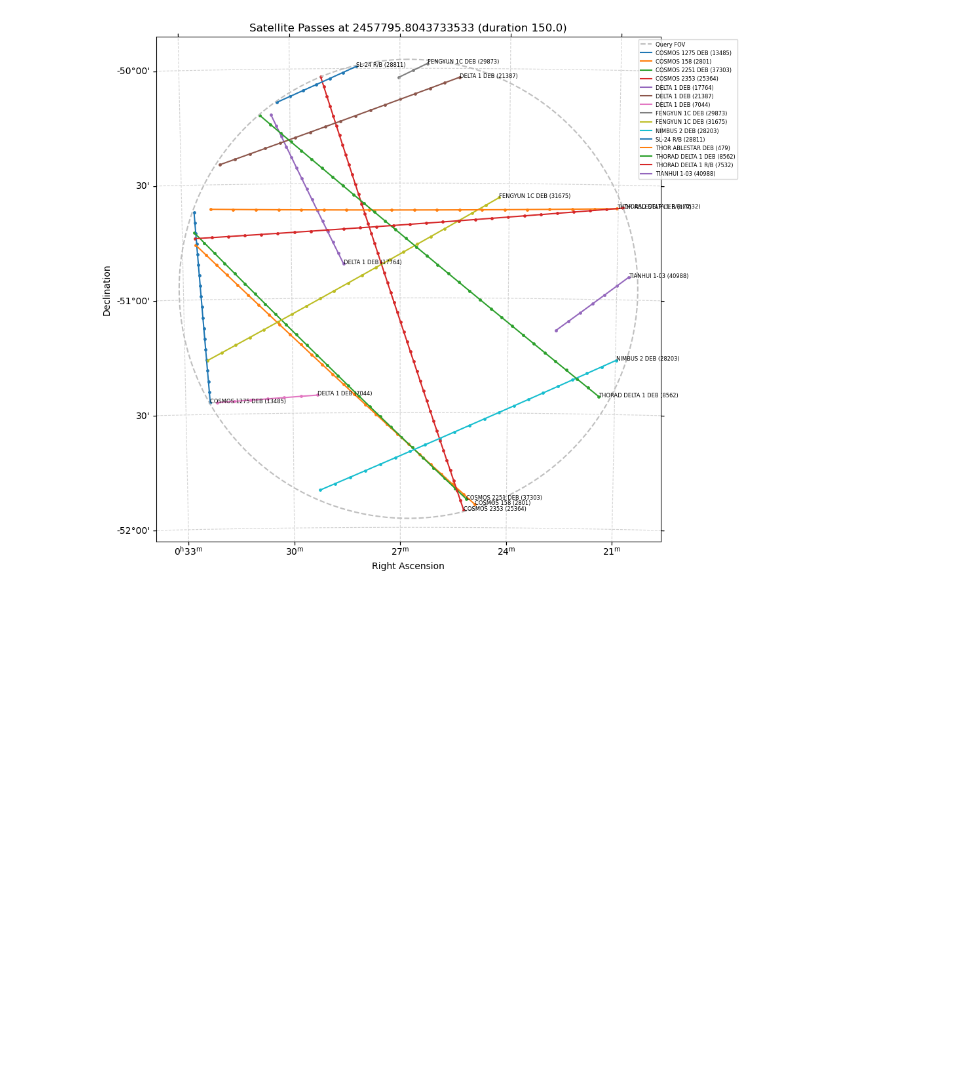
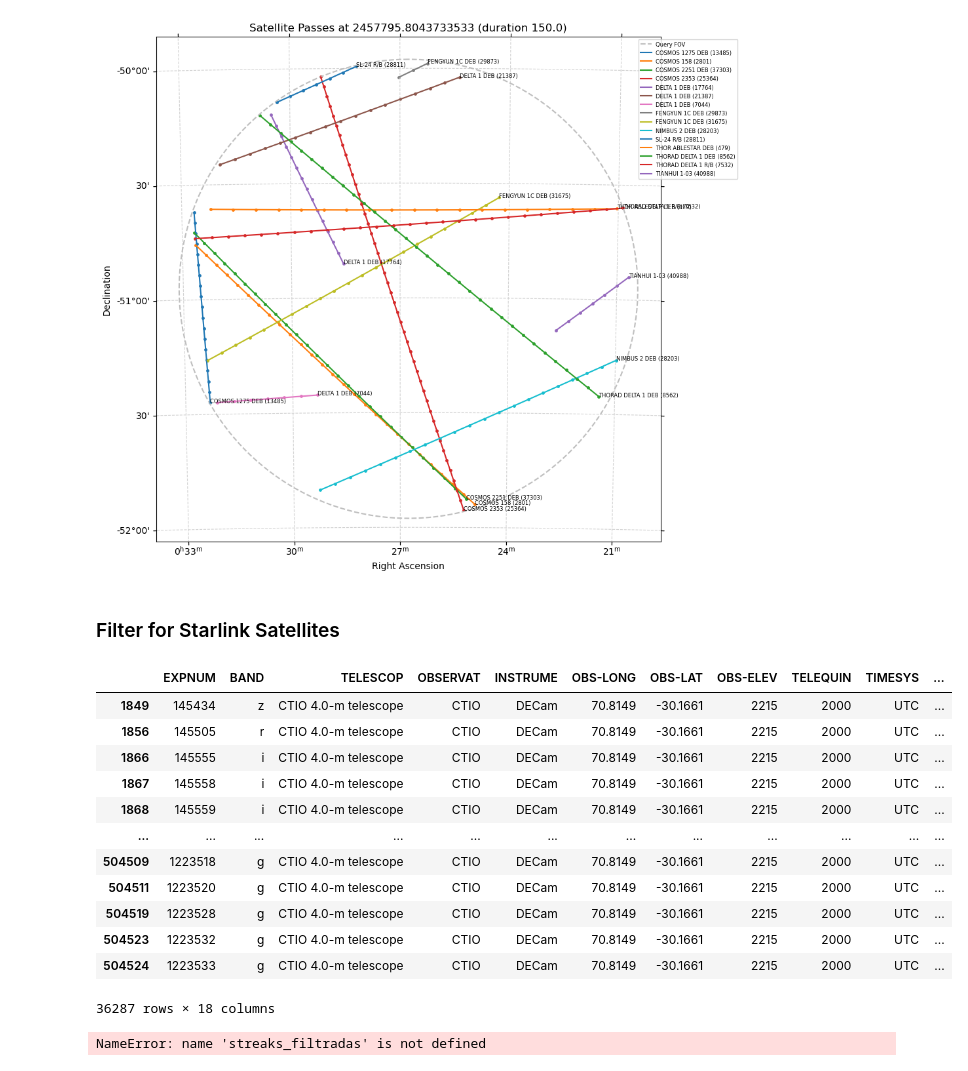
Before and after one commit to iausathub/reca-streaks, a Jupyter notebook: Satellite Streaks Practice.ipynb, the cells around one changed output. Cells and saved outputs as stored; diff of their text form; code cells hidden in the pictures; blank space fills up the shorter version.

```diff
--- a/Satellite Streaks Practice.ipynb
+++ b/Satellite Streaks Practice.ipynb
@@ -451,3 +458,27 @@ ax.set_title(f'Satellite Passes at {start_time_jd} (duration {duration:.1f})')
 ax.grid(color='lightgray', linestyle='--')
 # %% [output]
 [figure]
+# %% [markdown]
+### Filter for Starlink Satellites
+# %%
+telemetry1_filtrado = telemetry1[telemetry1['EXPNUM'].isin(streaks_filtradas['expnum'])]
+# %%
+telemetry1_filtrado
+# %% [output]
+|  | EXPNUM | BAND | TELESCOP | OBSERVAT | INSTRUME | OBS-LONG | OBS-LAT | OBS-ELEV | TELEQUIN | TIMESYS | ... |
+| 1849 | 145434 | z | CTIO 4.0-m telescope | CTIO | DECam | 70.8149 | -30.1661 | 2215 | 2000 | UTC | ... |
+| 1856 | 145505 | r | CTIO 4.0-m telescope | CTIO | DECam | 70.8149 | -30.1661 | 2215 | 2000 | UTC | ... |
+| 1866 | 145555 | i | CTIO 4.0-m telescope | CTIO | DECam | 70.8149 | -30.1661 | 2215 | 2000 | UTC | ... |
+| 1867 | 145558 | i | CTIO 4.0-m telescope | CTIO | DECam | 70.8149 | -30.1661 | 2215 | 2000 | UTC | ... |
+| 1868 | 145559 | i | CTIO 4.0-m telescope | CTIO | DECam | 70.8149 | -30.1661 | 2215 | 2000 | UTC | ... |
+| ... | ... | ... | ... | ... | ... | ... | ... | ... | ... | ... | ... |
+| 504509 | 1223518 | g | CTIO 4.0-m telescope | CTIO | DECam | 70.8149 | -30.1661 | 2215 | 2000 | UTC | ... |
+| 504511 | 1223520 | g | CTIO 4.0-m telescope | CTIO | DECam | 70.8149 | -30.1661 | 2215 | 2000 | UTC | ... |
+| 504519 | 1223528 | g | CTIO 4.0-m telescope | CTIO | DECam | 70.8149 | -30.1661 | 2215 | 2000 | UTC | ... |
+| 504523 | 1223532 | g | CTIO 4.0-m telescope | CTIO | DECam | 70.8149 | -30.1661 | 2215 | 2000 | UTC | ... |
+| 504524 | 1223533 | g | CTIO 4.0-m telescope | CTIO | DECam | 70.8149 | -30.1661 | 2215 | 2000 | UTC | ... |
+36287 rows × 18 columns
+# %%
+streaks_filtradas
+# %% [output]
+NameError: name 'streaks_filtradas' is not defined
```
Also changed, not shown: parts of 22 cells of this notebook, 5 other files.
